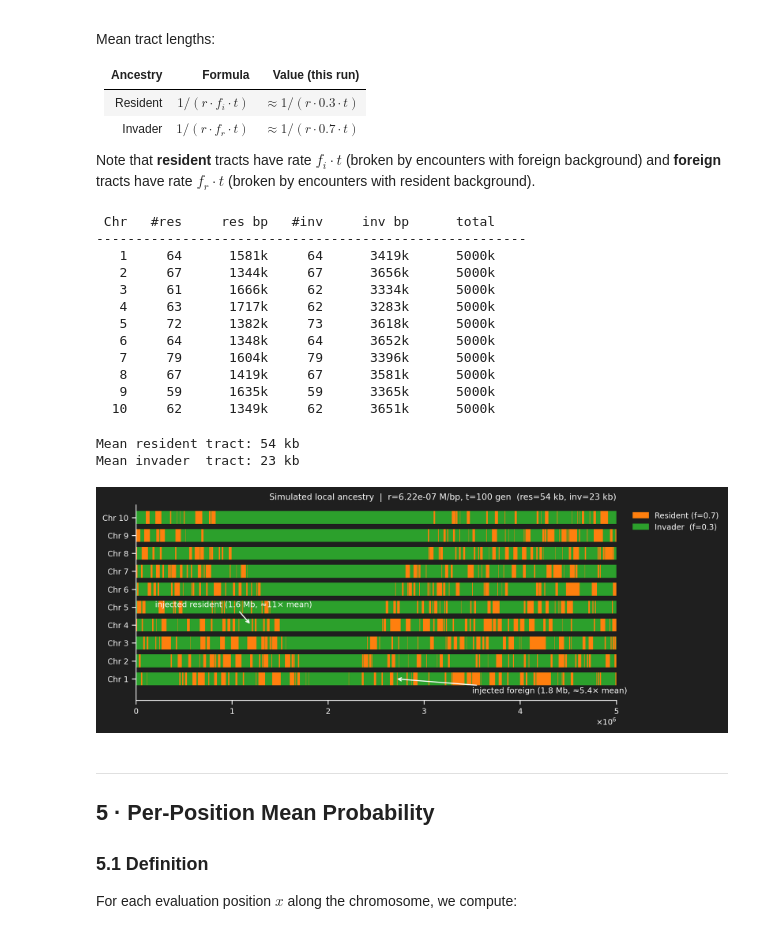
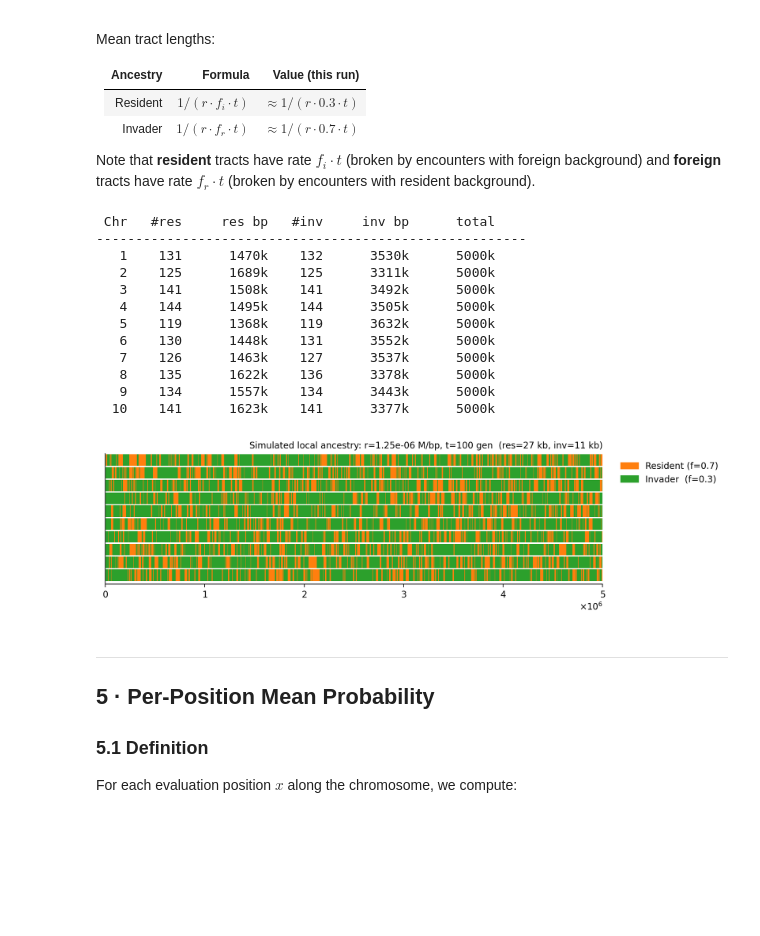
Before and after one commit to munch-group/lai-segment-analysis, a Jupyter notebook: local_ancestry_analysis.ipynb, the cells around one changed output. Drawn from its saved outputs; the diff is of its cells as text; code cells hidden in the pictures; blank space fills up the shorter version.

```diff
--- a/local_ancestry_analysis.ipynb
+++ b/local_ancestry_analysis.ipynb
@@ -180,8 +180,13 @@ rng_map       = np.random.default_rng(seed=42)
 physical_map  = np.linspace(0, CHROM_LENGTH, N_MAP_POINTS)   # bp
 rate_per_bp   = 1e-7 * (1 + 0.5 * rng_map.random(N_MAP_POINTS))  # Morgans/bp, with spatial variation
 
-wave = np.sin(physical_map/100000)/2 + 0.5
-rate_per_bp *= wave * 10
+rate_per_bp *= 10
+
+# ------------------------------------------------------------
+# # Add a large-scale wave pattern to the recombination rate, to make it more realistic
+# wave = np.sin(physical_map/100000)/2 + 0.5
+# rate_per_bp *= wave * 10
+# ------------------------------------------------------------
 
 genetic_map   = np.cumsum(rate_per_bp * np.diff(physical_map, prepend=0))  # cumulative Morgans
 
@@ -432,26 +437,17 @@ for i, ch in enumerate(chroms):
 # %% [output]
  Chr   #res     res bp   #inv     inv bp      total
 -------------------------------------------------------
-   1     64      1581k     64      3419k      5000k
-   2     67      1344k     67      3656k      5000k
-   3     61      1666k     62      3334k      5000k
-   4     63      1717k     62      3283k      5000k
-   5     72      1382k     73      3618k      5000k
-   6     64      1348k     64      3652k      5000k
-   7     79      1604k     79      3396k      5000k
-   8     67      1419k     67      3581k      5000k
-   9     59      1635k     59      3365k      5000k
-  10     62      1349k     62      3651k      5000k
+   1    131      1470k    132      3530k      5000k
+   2    125      1689k    125      3311k      5000k
+   3    141      1508k    141      3492k      5000k
+   4    144      1495k    144      3505k      5000k
+   5    119      1368k    119      3632k      5000k
+   6    130      1448k    131      3552k      5000k
+   7    126      1463k    127      3537k      5000k
+   8    135      1622k    136      3378k      5000k
+   9    134      1557k    134      3443k      5000k
+  10    141      1623k    141      3377k      5000k
 # %%
-# ── Inject anomalously long segments to demonstrate significance detection ───
-# We manually replace regions on two chromosomes with single long tracts.
-#
-#   Chromosome 0 : 1.8–3.6 Mb → single foreign segment  (~5.4× mean length)
-#   Chromosome 3 : 0.4–2.0 Mb → single resident segment (~11×  mean length)
-#
-# In a real experiment these would correspond to regions under selection
-# (e.g. adaptive introgression or selective sweeps preserving long foreign tracts).
-
 def inject_segment(segs, s0, e0, ancestry):
     """Replace all segments in [s0, e0) with a single segment of given ancestry."""
     new = []
@@ -468,51 +464,35 @@ def inject_segment(segs, s0, e0, ancestry):
 # chroms[0] = inject_segment(chroms[0], 1_800_000, 3_600_000, 'foreign')    # 1.8 Mb
 # chroms[3] = inject_segment(chroms[3],   400_000, 2_000_000, 'resident')   # 1.6 Mb
 
-for c in range(N_CHROMOSOMES):
-    chroms[c] = inject_segment(chroms[c], 1_800_000-c*50000, 2_200_000+c*50000, 'foreign')
+# for c in range(N_CHROMOSOMES-1):
+#     chroms[c] = inject_segment(chroms[c], 1_800_000-c*50000, 2_200_000+c*50000, 'foreign')
 
 mean_res = 1 / (r * F_INV * T)   # resident tracts end when recomb. hits foreign bg
 mean_inv = 1 / (r * F_RES * T)
-print(f"Mean resident tract: {mean_res/1e3:.0f} kb")
-print(f"Mean invader  tract: {mean_inv/1e3:.0f} kb")
-# print(f"Injected foreign  : 1800 kb  = {1800/mean_inv*1e3:.1f}× mean")
-# print(f"Injected resident : 1600 kb  = {1600/mean_res*1e3:.1f}× mean")
-# %% [output]
-Mean resident tract: 54 kb
-Mean invader  tract: 23 kb
 # %%
 # ── Plot chromosome diagram ──────────────────────────────────────────────────
-fig, ax = plt.subplots(figsize=(10, 4))
+fig, ax = plt.subplots(figsize=(10, 3))
 
 for i, ch in enumerate(chroms):
     for (s, e, anc) in ch:
-        ax.barh(i, e-s, left=s, height=0.72,
+        ax.barh(i-0.5, e-s, left=s, height=0.9,
                 color=COLOR[anc], linewidth=0)
 
-ax.annotate('injected foreign (1.8 Mb, ≈5.4× mean)', xy=(2.7e6, 0),
-            xytext=(3.5e6, -0.8), fontsize=9,
-            arrowprops=dict(arrowstyle='->',  lw=1.2))
-ax.annotate('injected resident (1.6 Mb, ≈11× mean)', xy=(1.2e6, 3),
-            xytext=(0.2e6, 4.0), fontsize=9,
-            arrowprops=dict(arrowstyle='->', lw=1.2))
-
 ax.set_xlim(0, CHROM_LENGTH)
-ax.set_ylim(-1.2, N_CHROMOSOMES - 0.3)
-ax.set_yticks(range(N_CHROMOSOMES), [f'Chr {i+1}' for i in range(N_CHROMOSOMES)])
-# ax.set_xlabel('Physical position (Mb)')
-# ax.set_xticks(ax.get_xticks(), [f'{x:.0f}' for x in ax.get_xticks()/1e6])
+ax.set_ylim(-1.2, N_CHROMOSOMES - 1)
+ax.set_yticks([])
 
 patches = [mpatches.Patch(color=COLOR['resident'], label=f'Resident (f={F_RES})'),
            mpatches.Patch(color=COLOR['foreign'],  label=f'Invader  (f={F_INV})')]
 ax.legend(handles=patches, bbox_to_anchor=(1.02, 1))
 ax.set_title(
-    f'Simulated local ancestry  |  r={r:.2e} M/bp, t={T} gen  (res={mean_res/1e3:.0f} kb, inv={mean_inv/1e3:.0f} kb)')
+    f'Simulated local ancestry: r={r:.2e} M/bp, t={T} gen  (res={mean_res/1e3:.0f} kb, inv={mean_inv/1e3:.0f} kb)')
 
 plt.tight_layout()
 plt.savefig('chromosome_diagram.png', dpi=150, bbox_inches='tight')
 plt.show()
 # %% [output]
-[figure, old version]
+[figure, new version]
 # %% [markdown]
 ---
 <a id="section-5"></a>
```
Also changed, not shown: parts of 12 cells of this notebook.
